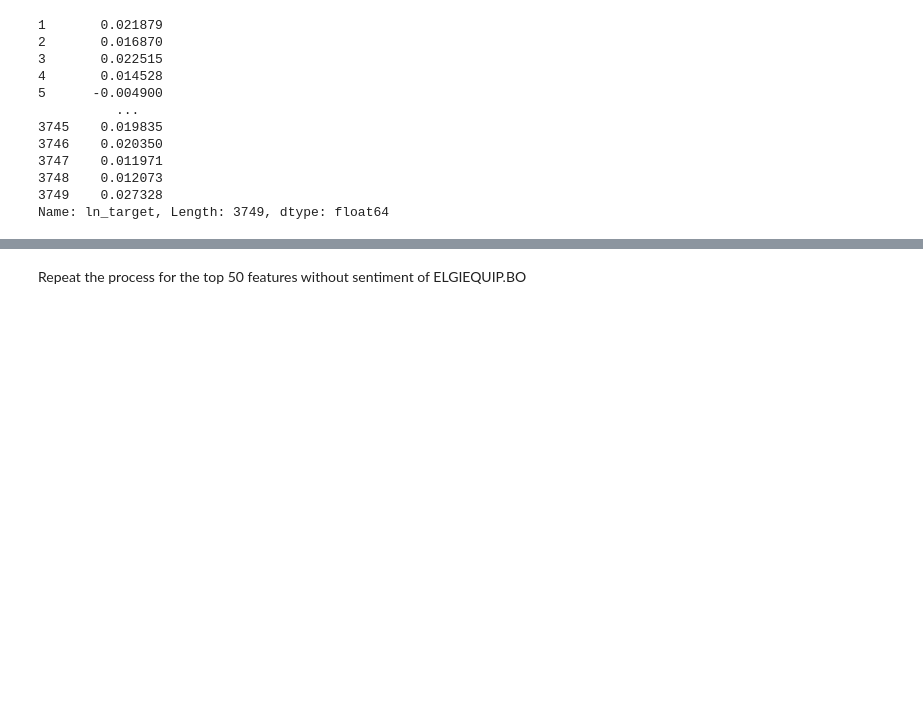
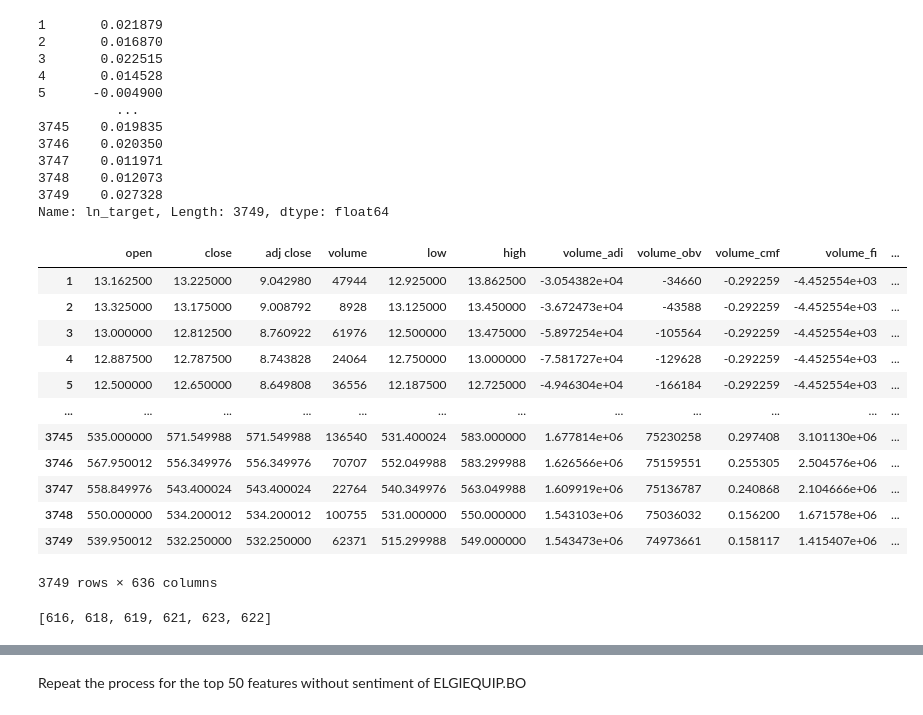
Before and after one commit to yyan17/SIADS-699, a Jupyter notebook: notebooks/random_forest/random_forest_ELGIEQUIP.ipynb, the cells around one changed output, grey strips where cells are left out. Saved outputs shown, nothing was run; the diff lists cells and outputs as text; code cells hidden in the pictures; blank space fills up the shorter version.

Commit message:
update rf notebooks and prediction datasets

```diff
--- a/notebooks/random_forest/random_forest_ELGIEQUIP.ipynb
+++ b/notebooks/random_forest/random_forest_ELGIEQUIP.ipynb
@@ -84,6 +83,22 @@ dev_date, test_date = train_test_split(test_date, train_size=0.5, shuffle=False)
 df_without_date = df.drop(columns=["date"])
 # %%
 df_without_date.dropna(inplace=True)
+# %%
+df_without_date
+# %% [output]
+|  | open | close | adj close | volume | low | high | volume_adi | volume_obv | volume_cmf | volume_fi | ... |
+| 1 | 13.162500 | 13.225000 | 9.042980 | 47944 | 12.925000 | 13.862500 | -3.054382e+04 | -34660 | -0.292259 | -4.452554e+03 | ... |
+| 2 | 13.325000 | 13.175000 | 9.008792 | 8928 | 13.125000 | 13.450000 | -3.672473e+04 | -43588 | -0.292259 | -4.452554e+03 | ... |
+| 3 | 13.000000 | 12.812500 | 8.760922 | 61976 | 12.500000 | 13.475000 | -5.897254e+04 | -105564 | -0.292259 | -4.452554e+03 | ... |
+| 4 | 12.887500 | 12.787500 | 8.743828 | 24064 | 12.750000 | 13.000000 | -7.581727e+04 | -129628 | -0.292259 | -4.452554e+03 | ... |
+| 5 | 12.500000 | 12.650000 | 8.649808 | 36556 | 12.187500 | 12.725000 | -4.946304e+04 | -166184 | -0.292259 | -4.452554e+03 | ... |
+| ... | ... | ... | ... | ... | ... | ... | ... | ... | ... | ... | ... |
+| 3745 | 535.000000 | 571.549988 | 571.549988 | 136540 | 531.400024 | 583.000000 | 1.677814e+06 | 75230258 | 0.297408 | 3.101130e+06 | ... |
+| 3746 | 567.950012 | 556.349976 | 556.349976 | 70707 | 552.049988 | 583.299988 | 1.626566e+06 | 75159551 | 0.255305 | 2.504576e+06 | ... |
+| 3747 | 558.849976 | 543.400024 | 543.400024 | 22764 | 540.349976 | 563.049988 | 1.609919e+06 | 75136787 | 0.240868 | 2.104666e+06 | ... |
+| 3748 | 550.000000 | 534.200012 | 534.200012 | 100755 | 531.000000 | 550.000000 | 1.543103e+06 | 75036032 | 0.156200 | 1.671578e+06 | ... |
+| 3749 | 539.950012 | 532.250000 | 532.250000 | 62371 | 515.299988 | 549.000000 | 1.543473e+06 | 74973661 | 0.158117 | 1.415407e+06 | ... |
+3749 rows × 636 columns
 # %%
 def timeseries_to_supervise(df, window_size, target):
     X = []
@@ -119,0 +119,11 @@ X_test_50 = selector.transform(X_test)
+# %%
+# do train/test split the data with shuffle = False
+train_data, test_data = train_test_split(df_without_date, train_size=0.8, shuffle=False)
+
+# Identify the indices of the specified sentiment columns in the original dataset
+sentiment_columns = ['agg_polarity', 'agg_compound', 'topic_polarity', 'topic_compound', 'ticker_polarity', 'ticker_compound']
+column_indices = [train_data.columns.get_loc(col) for col in sentiment_columns if col in train_data.columns]
+
+column_indices
+# %% [output]
+[616, 618, 619, 621, 623, 622]
```
Also changed, not shown: parts of 22 cells of this notebook, 11 other files.
